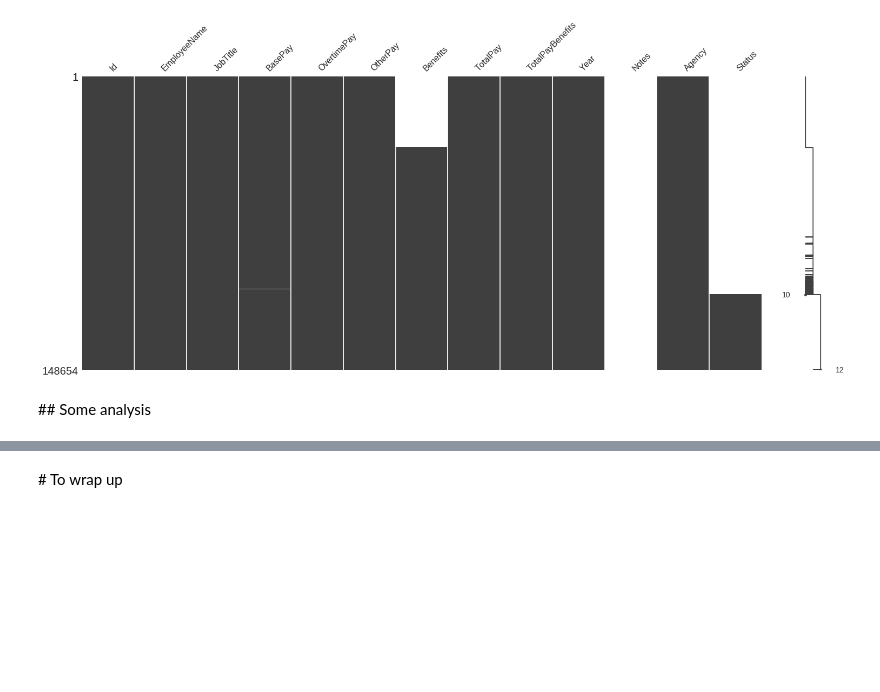
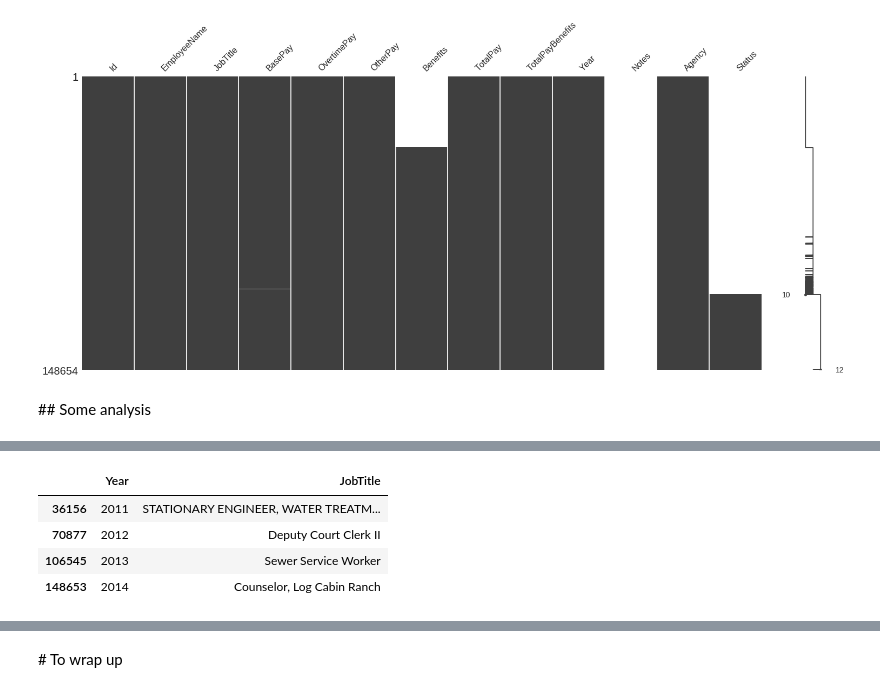
Before and after one commit to yassineAlouini/first-steps-data-science, a Jupyter notebook: first_steps_in_data_science.ipynb, the cells around one changed output, grey strips where cells are left out. Cells and saved outputs as stored; diff of their text form; code cells hidden in the pictures; blank space fills up the shorter version.

```diff
--- a/first_steps_in_data_science.ipynb
+++ b/first_steps_in_data_science.ipynb
@@ -119,0 +206,10 @@ msno.matrix(sf_slaries_df)
+# %%
+lowest_idx = sf_slaries_df.groupby('Year').apply(lambda df: df.TotalPay.argmin())
+# %%
+sf_slaries_df.loc[lowest_idx, ['Year', 'JobTitle']]
+# %% [output]
+|  | Year | JobTitle |
+| 36156 | 2011 | STATIONARY ENGINEER, WATER TREATM... |
+| 70877 | 2012 | Deputy Court Clerk II |
+| 106545 | 2013 | Sewer Service Worker |
+| 148653 | 2014 | Counselor, Log Cabin Ranch |
```
Also changed, not shown: parts of 18 cells of this notebook, 3 other files.
